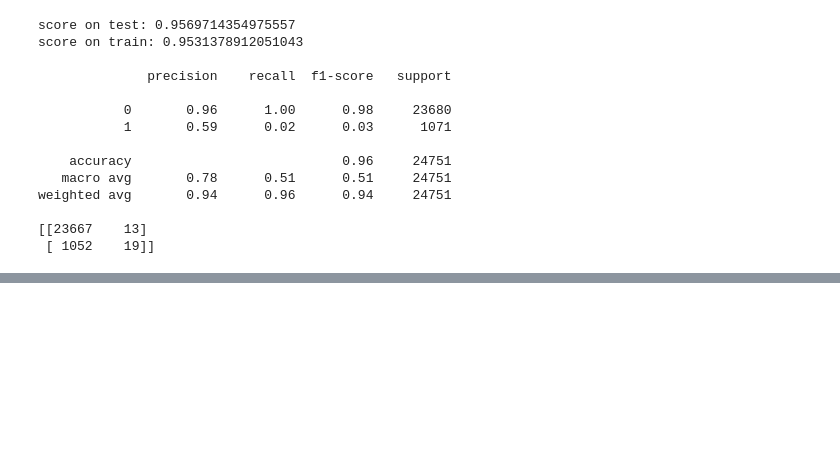
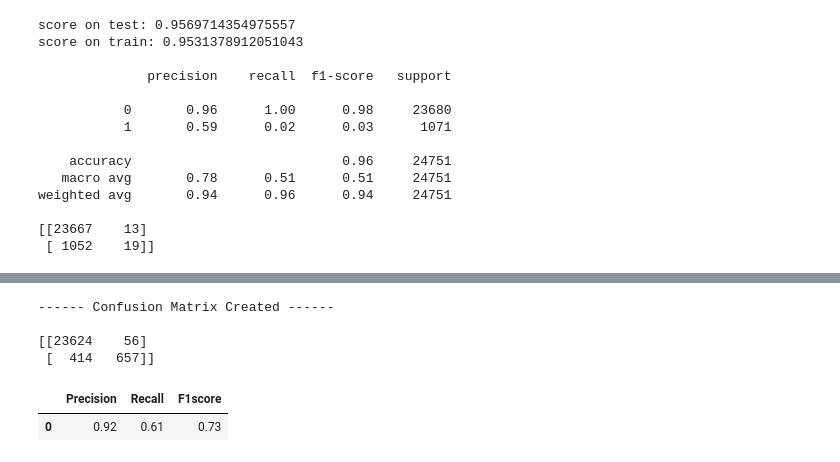
Before and after one commit to mojtabaSefidi/Fall-Detection-System, a Jupyter notebook: Fall_Detection_System.ipynb, the cells around one changed output, grey strips where cells are left out. Cells and saved outputs as stored; diff of their text form; code cells hidden in the pictures; blank space fills up the shorter version.

```diff
--- a/Fall_Detection_System.ipynb
+++ b/Fall_Detection_System.ipynb
@@ -302,0 +315,24 @@ weighted avg       0.94      0.96      0.94     24751
+# %%
+input_size = 600
+output_size = 1
+hidden_layer_size = 50
+
+model = tf.keras.Sequential([
+                             tf.keras.layers.Dense(input_size,activation="relu"),
+                             tf.keras.layers.Dense(hidden_layer_size, activation="relu"),
+                             tf.keras.layers.Dense(hidden_layer_size,activation="relu"),
+                             tf.keras.layers.Dense(1, activation='sigmoid')
+])
+
+model.compile(optimizer='adam', loss='binary_crossentropy', metrics=['accuracy'])
+
+batch_size = 100
+max_epochs = 50
+
+model.fit(Balanced_train[:,:-1],
+          Balanced_train[:,-1],
+          batch_size=batch_size,
+          epochs=max_epochs,
+          shuffle = True,
+          verbose = 1
+          )
@@ -302,0 +362,21 @@ weighted avg       0.94      0.96      0.94     24751
+# %%
+predictions = model.predict(test_inputs)
+conf_matrix = tf.math.confusion_matrix(labels=test_targets,
+                                       predictions=predictions).numpy()
+print("------ Confusion Matrix Created ------")
+print()
+print(conf_matrix)
+print()
+
+precision = (conf_matrix[1][1]/(conf_matrix[1][1]+conf_matrix[0][1])).round(2)
+recall = (conf_matrix[1][1]/(conf_matrix[1][1]+conf_matrix[1][0])).round(2)
+f1Score = ((2 * precision * recall)/(precision + recall)).round(2)
+statics = pd.DataFrame([[precision,recall,f1Score]],columns=["Precision","Recall","F1score"])
+statics
+# %% [output]
+------ Confusion Matrix Created ------
+
+[[23624    56]
+ [  414   657]]
+|  | Precision | Recall | F1score |
+| 0 | 0.92 | 0.61 | 0.73 |
```
Also changed, not shown: parts of 3 cells of this notebook.
